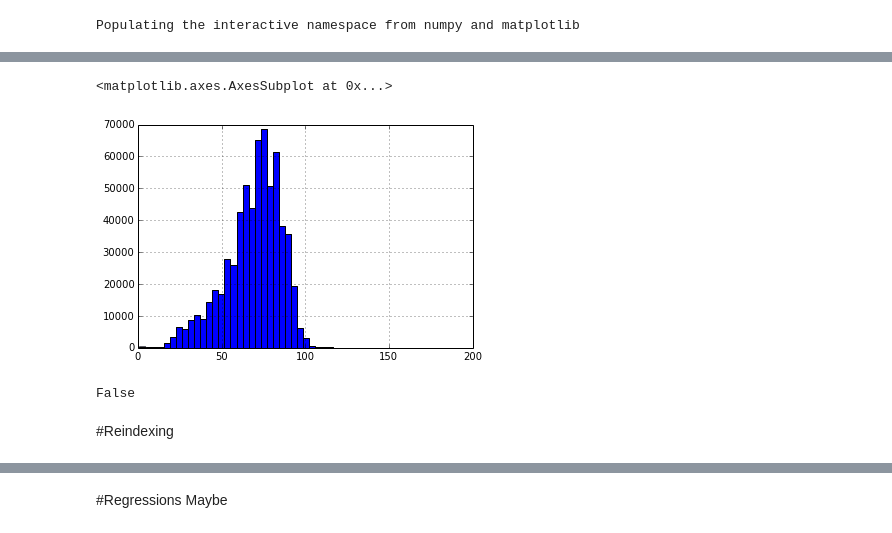
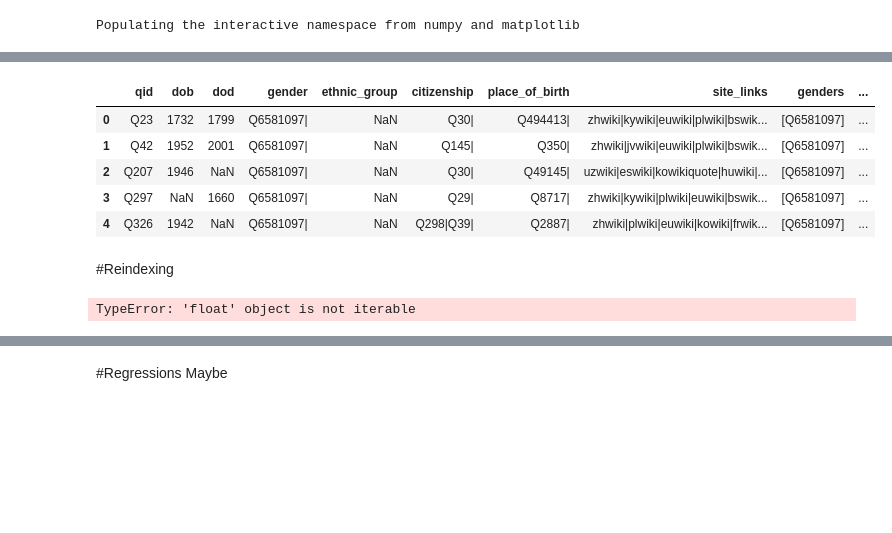
Before and after one commit to notconfusing/WIGI, a Jupyter notebook: gender-index-processing.ipynb, the cells around one changed output, grey strips where cells are left out. Drawn from its saved outputs; the diff is of its cells as text; code cells hidden in the pictures; blank space fills up the shorter version.

```diff
--- a/gender-index-processing.ipynb
+++ b/gender-index-processing.ipynb
@@ -9,13 +9,5 @@ java_min_int = -2147483648
 # %% [output]
 Populating the interactive namespace from numpy and matplotlib
 # %%
-df = pandas.read_csv('data/gender-index-data-2014-09-17.csv',
+wikidata_df = pandas.read_csv('data/gender-index-data-2014-09-17.csv',
                                  na_values=[java_min_int])
-# %%
-def split_gender(gen):
-    if type(gen) is float:
-        if numpy.isnan(gen):
-            return [gen]
-    if type(gen) is str:
-        gens = gen.split('|')
-        return gens[:-1]
@@ -147,5 +30,0 @@ dfsane['longevity']=dfsane.apply(sanelongevity, axis=1)
-# %%
-dfsane['longevity'][(dfsane['longevity']<200) & (dfsane['longevity']>0)].hist(bins=50)
-# %% [output]
-<matplotlib.axes.AxesSubplot at 0x...>
-[figure, removed]
@@ -154,7 +31,12 @@ dfsane['long'] = dfsane.apply(sanelongevity, axis=1)
-# %%
-dfsane['long'].apply(math.isnan)
-# %% [output]
-False
+# %%
+wikidata_df.head(5)
+# %% [output]
+|  | qid | dob | dod | gender | ethnic_group | citizenship | place_of_birth | site_links | genders | ... |
+| 0 | Q23 | 1732 | 1799 | Q6581097| | NaN | Q30| | Q494413| | zhwiki|kywiki|euwiki|plwiki|bswik... | [Q6581097] | ... |
+| 1 | Q42 | 1952 | 2001 | Q6581097| | NaN | Q145| | Q350| | zhwiki|jvwiki|euwiki|plwiki|bswik... | [Q6581097] | ... |
+| 2 | Q207 | 1946 | NaN | Q6581097| | NaN | Q30| | Q49145| | uzwiki|eswiki|kowikiquote|huwiki|... | [Q6581097] | ... |
+| 3 | Q297 | NaN | 1660 | Q6581097| | NaN | Q29| | Q8717| | zhwiki|kywiki|plwiki|euwiki|bswik... | [Q6581097] | ... |
+| 4 | Q326 | 1942 | NaN | Q6581097| | NaN | Q298|Q39| | Q2887| | zhwiki|plwiki|euwiki|kowiki|frwik... | [Q6581097] | ... |
 # %% [markdown]
 #Reindexing
 # %%
@@ -168,6 +50,13 @@ year_genders = defaultdict(int_dict_factory)
 year_langs = defaultdict(int_dict_factory)
 
 
+def nan_test(v):
+    try:
+        if math.isnan(v):
+            return True
+    except TypeError:
+            return False
+
 #get years
 for index, row in df.iterrows():
     pot_dob = row['dob']
@@ -176,7 +65,7 @@ for index, row in df.iterrows():
     else:
         dob = int(pot_dob)
         genders = row['genders']
-        langs = row['langs']
+        langs = row['site_links']
         for year_dict, vrs in zip([year_genders, year_langs], [genders, langs]):
             for var in vrs:
                 try:
@@ -185,15 +74,5 @@ for index, row in df.iterrows():
                 except TypeError:
                     pass
                 year_dict[dob][var]+=1
-
-#abstracted: we want year-gender, but also
-#gender-ethnicity -citizenship -place of birth, site-links
-
-for index, row in df.iterrows():
-    dob = row['dob']
-    dod = row['dod']
-    genders = row['genders']
-    ethnic_group = row['ethnic_group']
-    citizenship = row['citizenship']
-    place_of_birth = row['place_of_birth']
-    site_links = row['site_links']
+# %% [output]
+TypeError: 'float' object is not iterable
```
Also changed, not shown: parts of 32 cells of this notebook, 8 other files.
